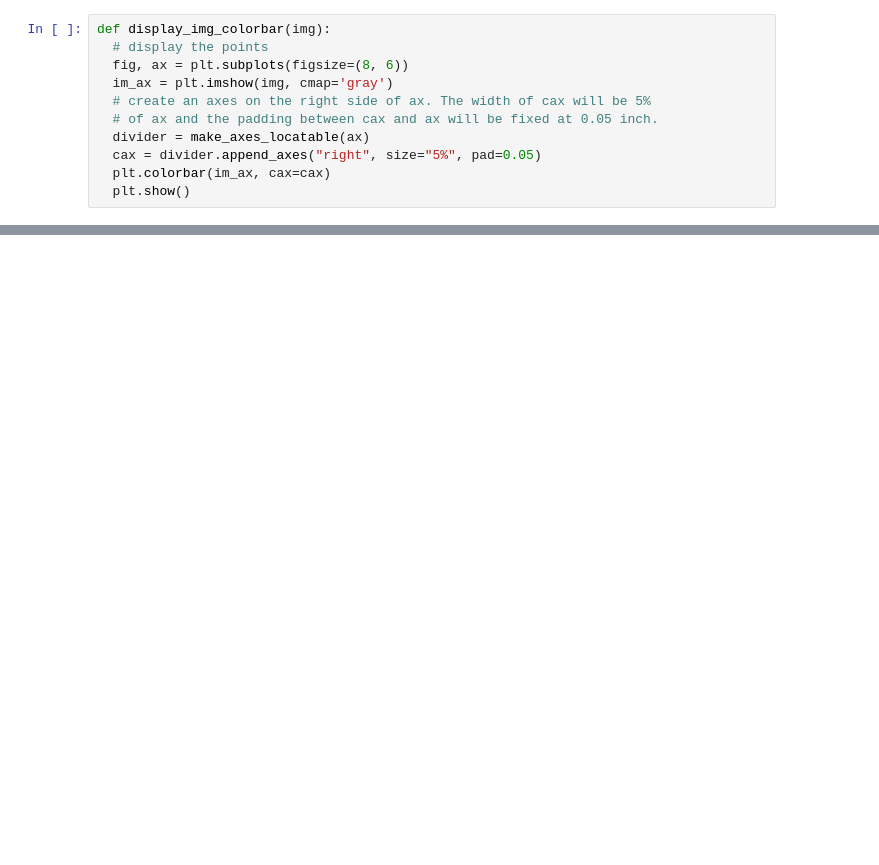
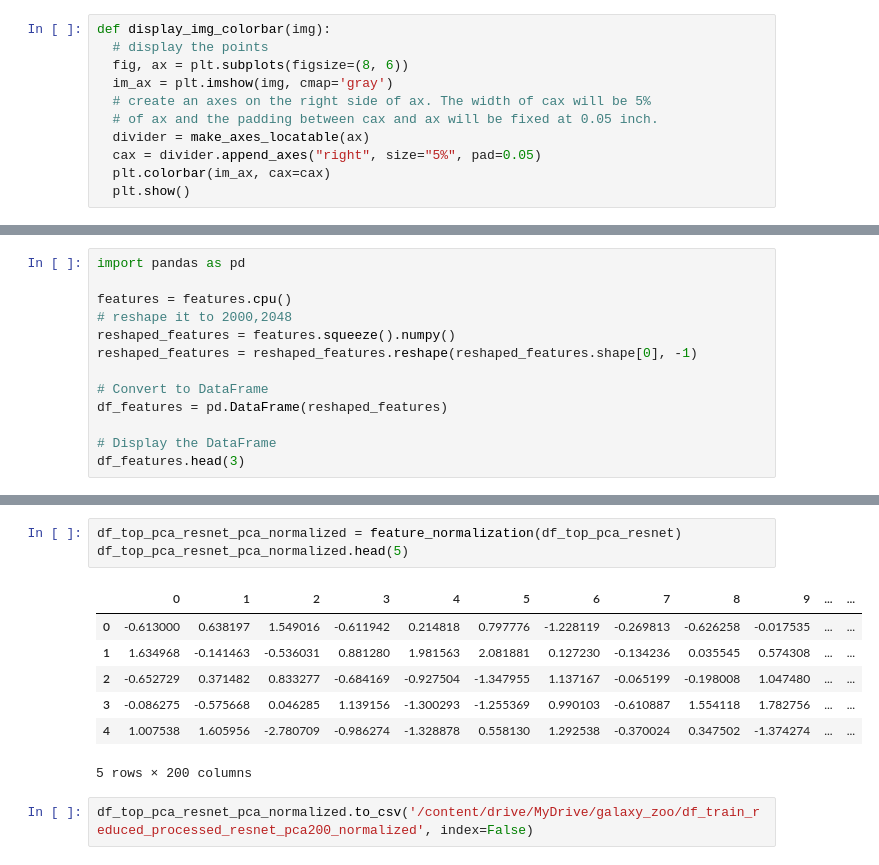
Before and after one commit to immanuelazn/w281_final_galaxy_zoo, a Jupyter notebook: feature_extractor_resnet.ipynb, the cells around one changed output, grey strips where cells are left out. Saved outputs shown, nothing was run; the diff lists cells and outputs as text; blank space fills up the shorter version.

```diff
--- a/feature_extractor_resnet.ipynb
+++ b/feature_extractor_resnet.ipynb
@@ -178,0 +296,13 @@ display_img_colorbar(img)
+# %%
+import pandas as pd
+
+features = features.cpu()
+# reshape it to 2000,2048
+reshaped_features = features.squeeze().numpy()
+reshaped_features = reshaped_features.reshape(reshaped_features.shape[0], -1)
+
+# Convert to DataFrame
+df_features = pd.DataFrame(reshaped_features)
+
+# Display the DataFrame
+df_features.head(3)
@@ -178,0 +371,13 @@ display_img_colorbar(img)
+# %%
+df_top_pca_resnet_pca_normalized = feature_normalization(df_top_pca_resnet)
+df_top_pca_resnet_pca_normalized.head(5)
+# %% [output]
+|  | 0 | 1 | 2 | 3 | 4 | 5 | 6 | 7 | 8 | 9 | ... | ... |
+| 0 | -0.613000 | 0.638197 | 1.549016 | -0.611942 | 0.214818 | 0.797776 | -1.228119 | -0.269813 | -0.626258 | -0.017535 | ... | ... |
+| 1 | 1.634968 | -0.141463 | -0.536031 | 0.881280 | 1.981563 | 2.081881 | 0.127230 | -0.134236 | 0.035545 | 0.574308 | ... | ... |
+| 2 | -0.652729 | 0.371482 | 0.833277 | -0.684169 | -0.927504 | -1.347955 | 1.137167 | -0.065199 | -0.198008 | 1.047480 | ... | ... |
+| 3 | -0.086275 | -0.575668 | 0.046285 | 1.139156 | -1.300293 | -1.255369 | 0.990103 | -0.610887 | 1.554118 | 1.782756 | ... | ... |
+| 4 | 1.007538 | 1.605956 | -2.780709 | -0.986274 | -1.328878 | 0.558130 | 1.292538 | -0.370024 | 0.347502 | -1.374274 | ... | ... |
+5 rows × 200 columns
+# %%
+df_top_pca_resnet_pca_normalized.to_csv('/content/drive/MyDrive/galaxy_zoo/df_train_reduced_processed_resnet_pca200_normalized', index=False)
```
Also changed, not shown: parts of 18 cells of this notebook.
